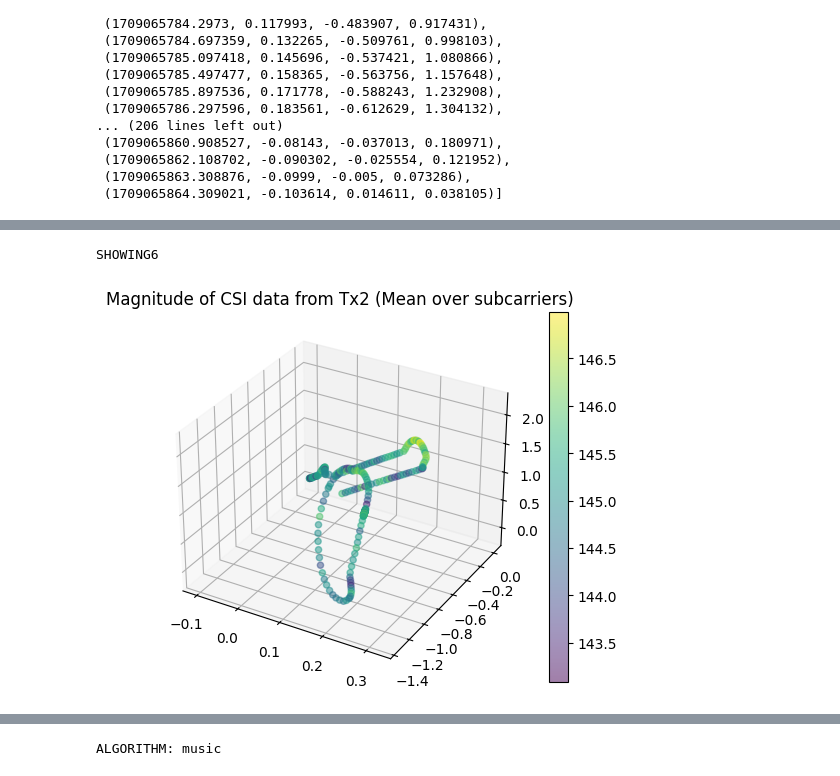
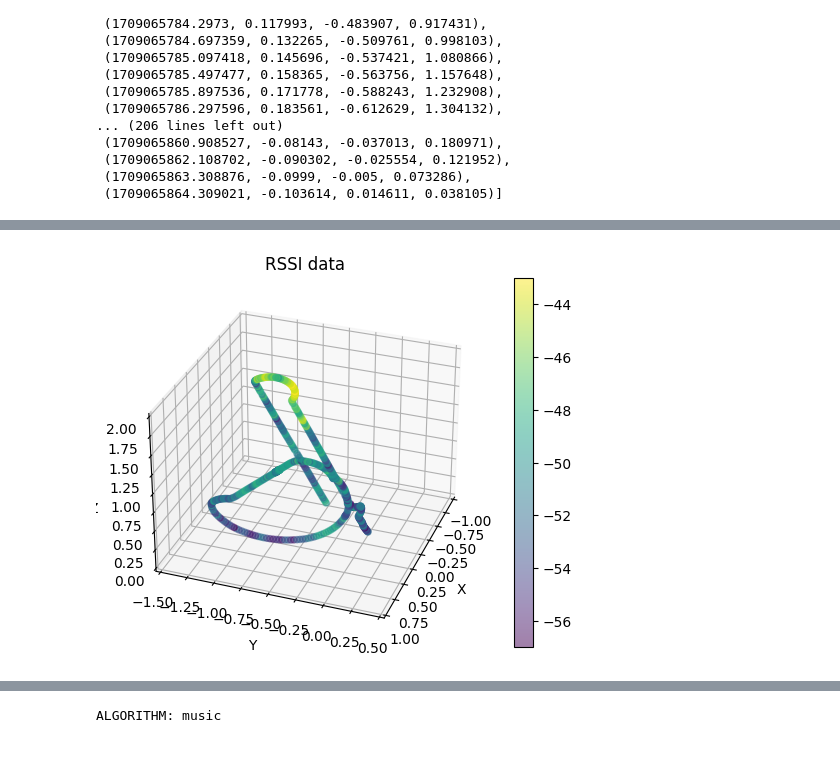
Before and after one commit to Navidt/SignalPropogation, a Jupyter notebook: visualization.ipynb, the cells around one changed output, grey strips where cells are left out. Cells and saved outputs as stored; diff of their text form; code cells hidden in the pictures.

Commit message:
Redid movie Visualization

```diff
--- a/visualization.ipynb
+++ b/visualization.ipynb
@@ -317,11 +317,10 @@ timestamps
 testBag2 = rosbag.Bag("./csiTesting/roomba1_2024-02-27-14-26-43.bag")
 
 def interpolate_data(bag, timestamps):
-  # list of tuples (time, x, y, z, csi)
+  # list of tuples (time, x, y, z, csi, rssi)
   data = []
-
   upperIndex = 1
-  for topic, msg, t in tqdm.tqdm(bag.read_messages('/csi')):
+  for (topic, msg, t), k in zip(tqdm.tqdm(bag.read_messages('/csi')), bag):
     t = t.to_sec()
     if (t < timestamps[0][0]):
       continue
@@ -337,7 +336,11 @@ def interpolate_data(bag, timestamps):
     y = lowerY + frac * (upperY - lowerY)
     z = lowerZ + frac * (upperZ - lowerZ)
     csi = pipeline_utils.extract_csi(msg, comp)
-    data.append((t, x, y, z, csi))
+    rssi = k[1].rssi
+    data.append((t, x, y, z, csi, rssi))
   return data
 allData = interpolate_data(testBag2, timestamps)
-# print(timeToPositionToCSI)
+# print(timeToPositionToCSI[0])
+for i in allData:
+  print(i[5])
+# print(allData[0][5])
@@ -382,41 +403,48 @@ def plot_3d_data(plotData, i=None, ax=None, title=None, savename=None):
     fig = plt.figure()
     ax = fig.add_subplot(projection='3d')
     newPlot = True
+  ax.set_xlabel("X")
+  ax.set_ylabel("Y")
+  ax.set_zlabel("Z")
+  ax.set_xlim(-1, 1)
+  ax.set_ylim(-1.5, 0.5)
+  ax.set_zlim(0, 2)
   if title == None:
-    title = f"Magnitude of CSI data from Tx2 (Mean over subcarriers)"
+    # title = f"Magnitude of CSI data from Tx2 (Mean over subcarriers)"
+    title = f"RSSI data"
   ax.set_title(title)
   sc = ax.scatter(plotData[0], plotData[1], plotData[2], c=plotData[3], cmap="viridis", alpha=0.5)
   if i != None:
     ax.scatter(plotData[0][i], plotData[1][i], plotData[2][i], color="red", s=100)
   if fig != None:
     fig.colorbar(sc)
+  # ax.set_box_aspect((1,1,1))
+  ax.azim = 20
   if (savename == None and newPlot):
-    print("SHOWING6")
     plt.show()
   elif savename != None:
-    print("HEUYYYY")
     plt.savefig(savename)
 
 def get_plot_data(combinedData):
   plotData = [[], [], [], []]
-  for time, x, y, z, csi in combinedData:
-    magnitude = (get_mean_magnitude(csi, 0) + get_mean_magnitude(csi, 1) + get_mean_magnitude(csi, 2) + get_mean_magnitude(csi, 3))/4
+  for time, x, y, z, csi, rssi in combinedData:
+    # magnitude = (get_mean_magnitude(csi, 0) + get_mean_magnitude(csi, 1) + get_mean_magnitude(csi, 2) + get_mean_magnitude(csi, 3))/4
+    magnitude = rssi
     plotData[0].append(x)
     plotData[1].append(y)
     plotData[2].append(z)
     plotData[3].append(magnitude)
   return plotData
 
 def plot_csi_data_3d(bag, timestamps, ax=None, title=None, savename=None):
   combinedData = interpolate_data(bag, timestamps)
   plotData = get_plot_data(combinedData)
-  plotData = np.array(consolidateSOA(plotData, 3))
+  plotData = np.array(consolidateSOA(plotData, 1))
   plot_3d_data(plotData, ax, title, savename)
 
 plot_csi_data_3d(testBag2, timestamps)
 # %% [output]
-SHOWING6
-[figure, old version]
+[figure, new version]
 # %%
 def generate_frame(consolidatedData, frame, phaseRange=None, magRange=None, saveName=None):
   frameSize = 3
```
Also changed, not shown: parts of 7 cells of this notebook, 4 other files.
